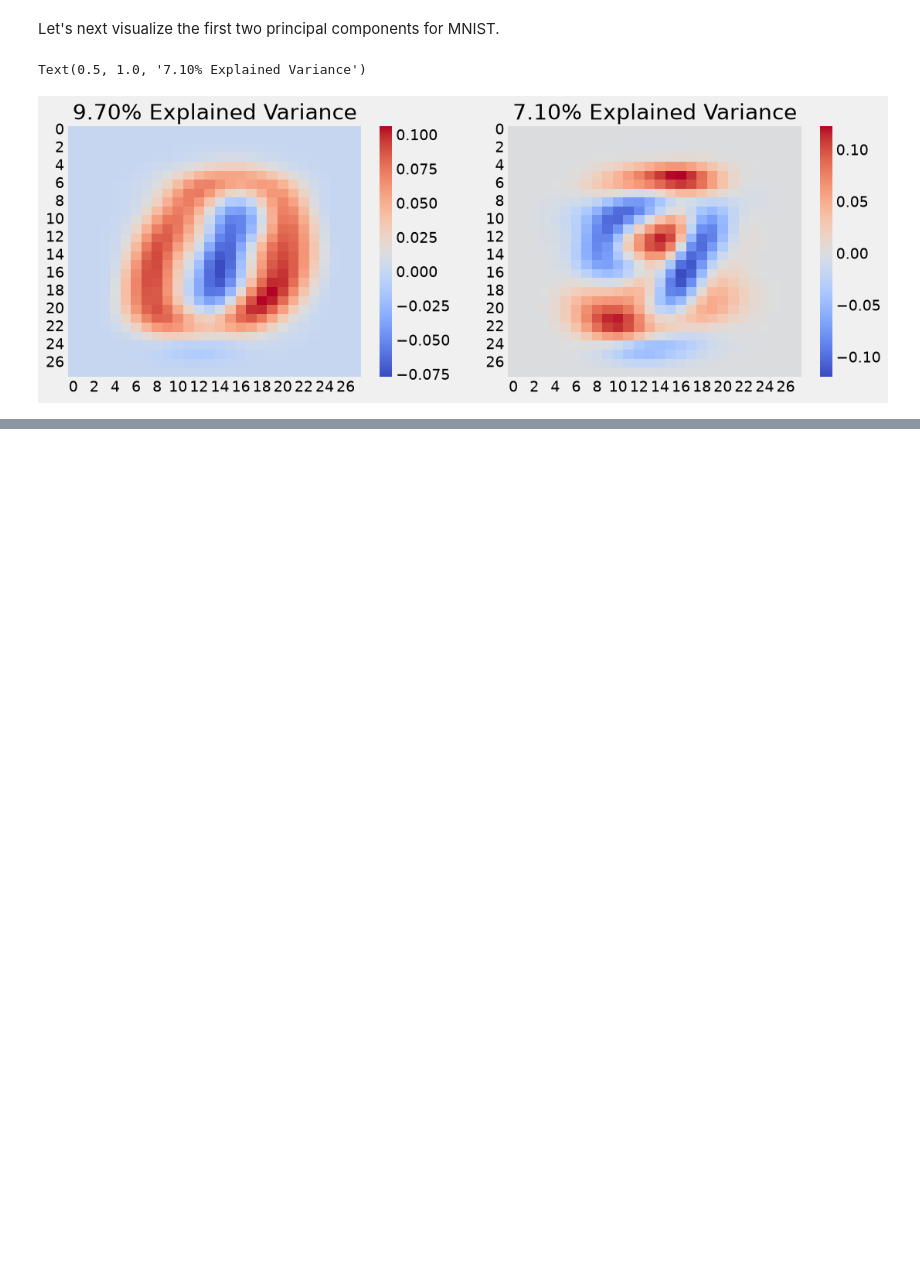
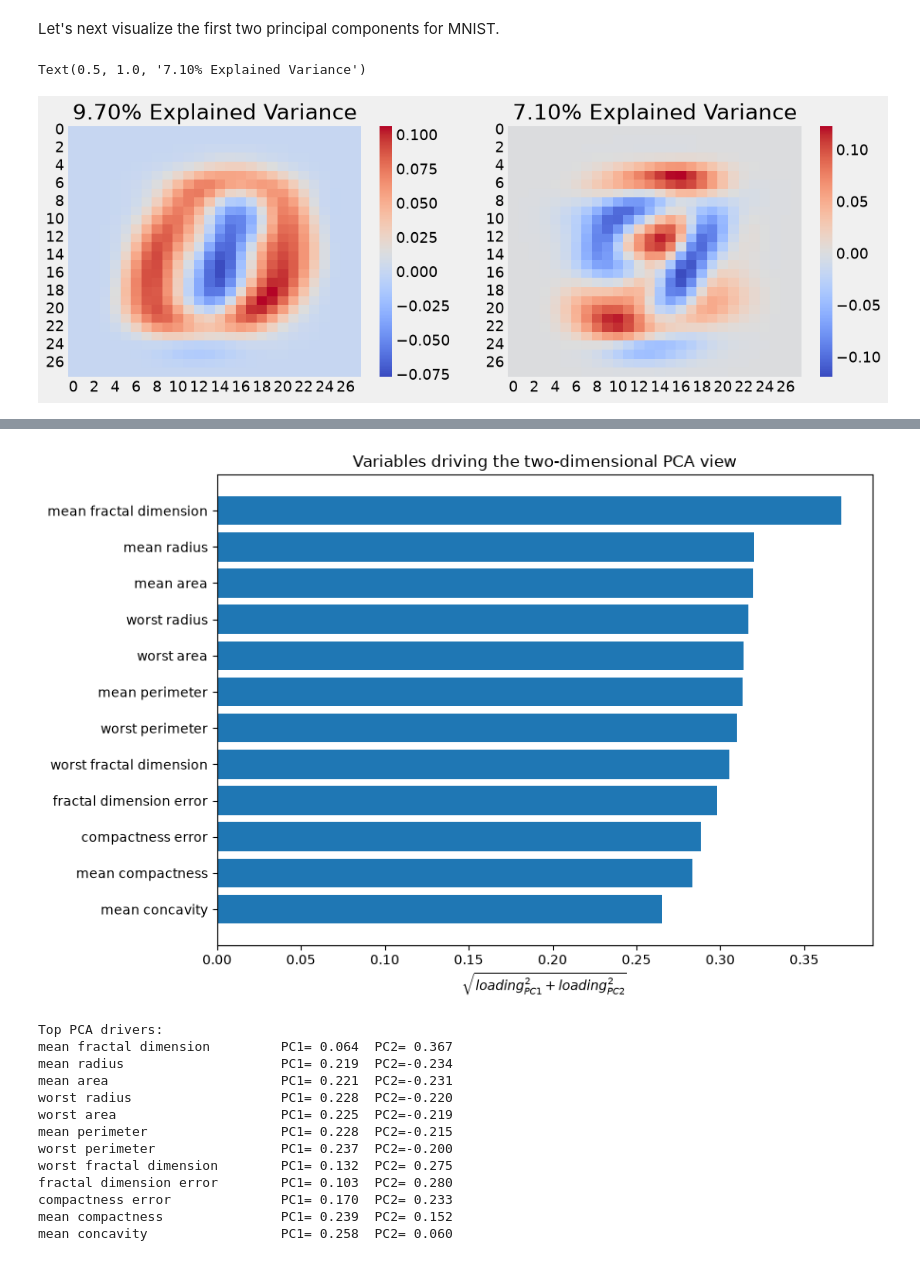
Before and after one commit to rtwhite1546/Fall-2026-Intro-to-Machine-Learning, a Jupyter notebook: Week-12-PCA/Week-12.ipynb, the cells around one changed output, grey strips where cells are left out. Saved outputs shown, nothing was run; the diff lists cells and outputs as text; code cells hidden in the pictures; blank space fills up the shorter version.

```diff
--- a/Week-12-PCA/Week-12.ipynb
+++ b/Week-12-PCA/Week-12.ipynb
@@ -553,0 +598,30 @@ Text(0.5, 1.0, '7.10% Explained Variance')
+# %%
+loadings = pca_cancer.components_[:2].T
+driver_score = np.linalg.norm(loadings, axis=1)
+top = np.argsort(driver_score)[-12:]
+
+fig, ax = plt.subplots(figsize=(9, 6))
+ax.barh(cancer.feature_names[top], driver_score[top])
+ax.set_xlabel(r'$\sqrt{loading_{PC1}^2 + loading_{PC2}^2}$')
+ax.set_title('Variables driving the two-dimensional PCA view')
+fig.tight_layout()
+plt.show()
+
+print('Top PCA drivers:')
+for index in top[::-1]:
+    print(f'{cancer.feature_names[index]:30s} PC1={loadings[index, 0]: .3f}  PC2={loadings[index, 1]: .3f}')
+# %% [output]
+[figure, added]
+Top PCA drivers:
+mean fractal dimension         PC1= 0.064  PC2= 0.367
+mean radius                    PC1= 0.219  PC2=-0.234
+mean area                      PC1= 0.221  PC2=-0.231
+worst radius                   PC1= 0.228  PC2=-0.220
+worst area                     PC1= 0.225  PC2=-0.219
+mean perimeter                 PC1= 0.228  PC2=-0.215
+worst perimeter                PC1= 0.237  PC2=-0.200
+worst fractal dimension        PC1= 0.132  PC2= 0.275
+fractal dimension error        PC1= 0.103  PC2= 0.280
+compactness error              PC1= 0.170  PC2= 0.233
+mean compactness               PC1= 0.239  PC2= 0.152
+mean concavity                 PC1= 0.258  PC2= 0.060
```
Also changed, not shown: parts of 9 cells of this notebook, 4 other files.
